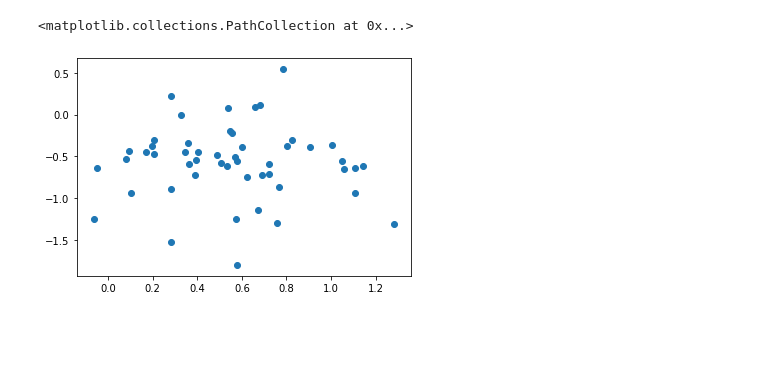
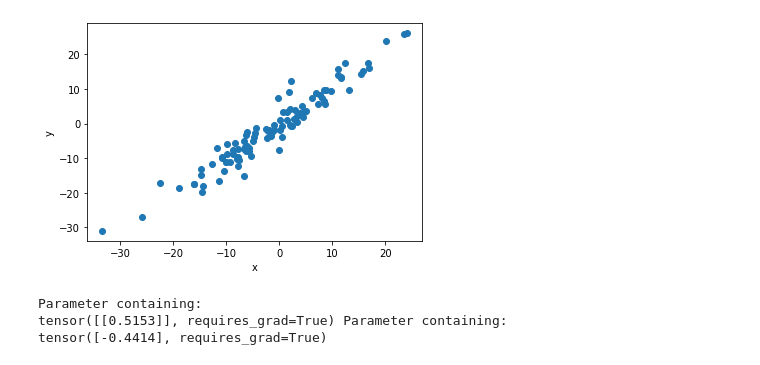
Before and after one commit to saravase/DataScience, a Jupyter notebook: Deep Learning/Deep Learning with pytorch/PyTorch for Deep Learning and Computer Vision/Intro to Tensors - PyTorch/3.Perceptrons.ipynb, the cells around one changed output. Saved outputs shown, nothing was run; the diff lists cells and outputs as text; code cells hidden in the pictures; blank space fills up the shorter version.

```diff
--- a/Deep Learning/Deep Learning with pytorch/PyTorch for Deep Learning and Computer Vision/Intro to Tensors - PyTorch/3.Perceptrons.ipynb
+++ b/Deep Learning/Deep Learning with pytorch/PyTorch for Deep Learning and Computer Vision/Intro to Tensors - PyTorch/3.Perceptrons.ipynb
@@ -35,5 +82,0 @@ plt.scatter(x[y==0, 0], x[y==0, 1])
-# %%
-plt.scatter(x[y==1, 0], x[y==1, 1])
-# %% [output]
-<matplotlib.collections.PathCollection at 0x...>
-[figure, removed]
@@ -44,0 +83,9 @@ y_data = torch.Tensor(y)
+# %%
+x = torch.randn(100,1) *10
+y = x + torch.randn(100,1)*3
+plt.plot(x.numpy(), y.numpy(), 'o')
+plt.xlabel('x')
+plt.ylabel('y')
+plt.show()
+# %% [output]
+[figure, added]
@@ -44,0 +94,6 @@ y_data = torch.Tensor(y)
+# %%
+print(w,b)
+# %% [output]
+Parameter containing:
+tensor([[0.5153]], requires_grad=True) Parameter containing:
+tensor([-0.4414], requires_grad=True)
```
Also changed, not shown: parts of 29 cells of this notebook.
